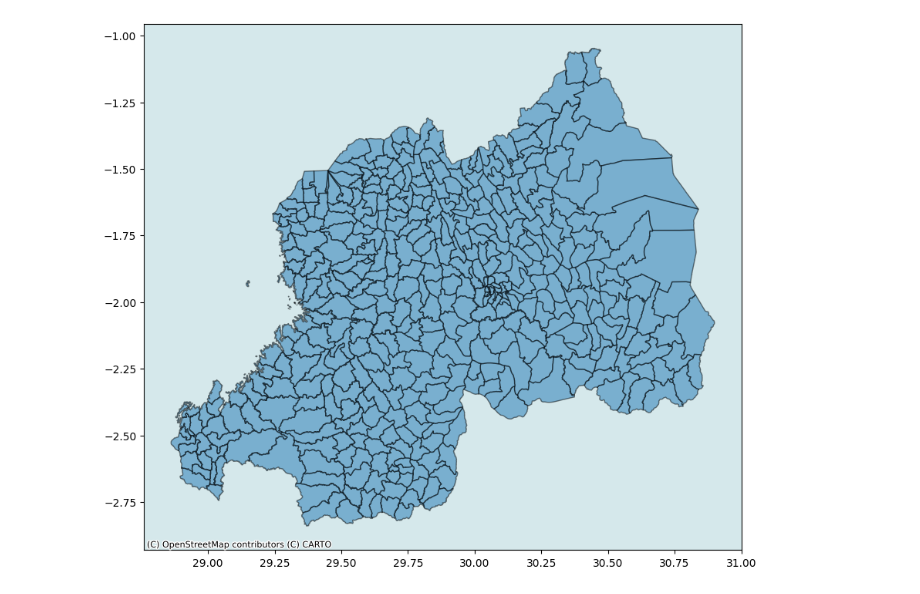
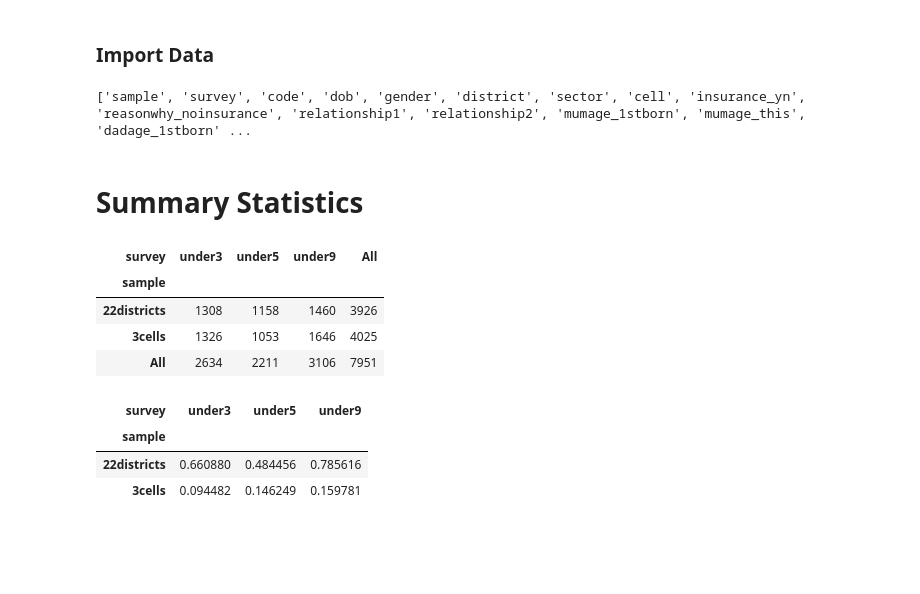
Before and after one commit to chrisimpacts/Rwanda-CwD-Analysis, a Jupyter notebook: Rwanda-Mapping-Data-Analysis.ipynb, the cells around one changed output. Cells and saved outputs as stored; diff of their text form; code cells hidden in the pictures; blank space fills up the shorter version.

```diff
--- a/Rwanda-Mapping-Data-Analysis.ipynb
+++ b/Rwanda-Mapping-Data-Analysis.ipynb
@@ -804,14 +0,0 @@ Score:  40.30054644808743
-# %%
-#change to geo-env environment
-import geopandas as gpd
-import contextily as ctx
-
-# set the filepath and load in a shapefile
-fp = r'data\rwa_adm3_2006_NISR_WGS1984_20181002.shp'
-map_df = gpd.read_file(fp)
-map_df.crs = "EPSG:3857"
-basemap_df = map_df.to_crs(epsg=3857)
-ax = basemap_df.plot(figsize=(10, 10), alpha=0.5, edgecolor='k')
-ctx.add_basemap(ax, crs=basemap_df.crs.to_string(), source=ctx.providers.CartoDB.Voyager)#,zoom=10)
-# %% [output]
-[figure, removed]
@@ -817,0 +13,26 @@ ctx.add_basemap(ax, crs=basemap_df.crs.to_string(), source=ctx.providers.CartoDB
+# %% [markdown]
+### Import Data
+# %%
+df = pd.read_csv('data\cwdmappingdata_processed.csv')
+print(list(df.columns))
+# %% [output]
+['sample', 'survey', 'code', 'dob', 'gender', 'district', 'sector', 'cell', 'insurance_yn', 'reasonwhy_noinsurance', 'relationship1', 'relationship2', 'mumage_1stborn', 'mumage_this', 'dadage_1stborn' ...
+# %% [markdown]
+# Summary Statistics
+# %%
+#Show number of observations in each sample for each survey
+pd.crosstab(index=df['sample'], columns=df['survey'], dropna=False, margins=True)
+# %% [output]
+| survey | under3 | under5 | under9 | All |
+| sample |  |  |  |  |
+| 22districts | 1308 | 1158 | 1460 | 3926 |
+| 3cells | 1326 | 1053 | 1646 | 4025 |
+| All | 2634 | 2211 | 3106 | 7951 |
+# %%
+#Show the proportion of children with a developmental delay or disability in each sample
+pd.pivot_table(df, index='sample',columns='survey', values='delayordis',aggfunc=np.mean)
+# %% [output]
+| survey | under3 | under5 | under9 |
+| sample |  |  |  |
+| 22districts | 0.660880 | 0.484456 | 0.785616 |
+| 3cells | 0.094482 | 0.146249 | 0.159781 |
```
Also changed, not shown: parts of 39 cells of this notebook, 10 other files.
